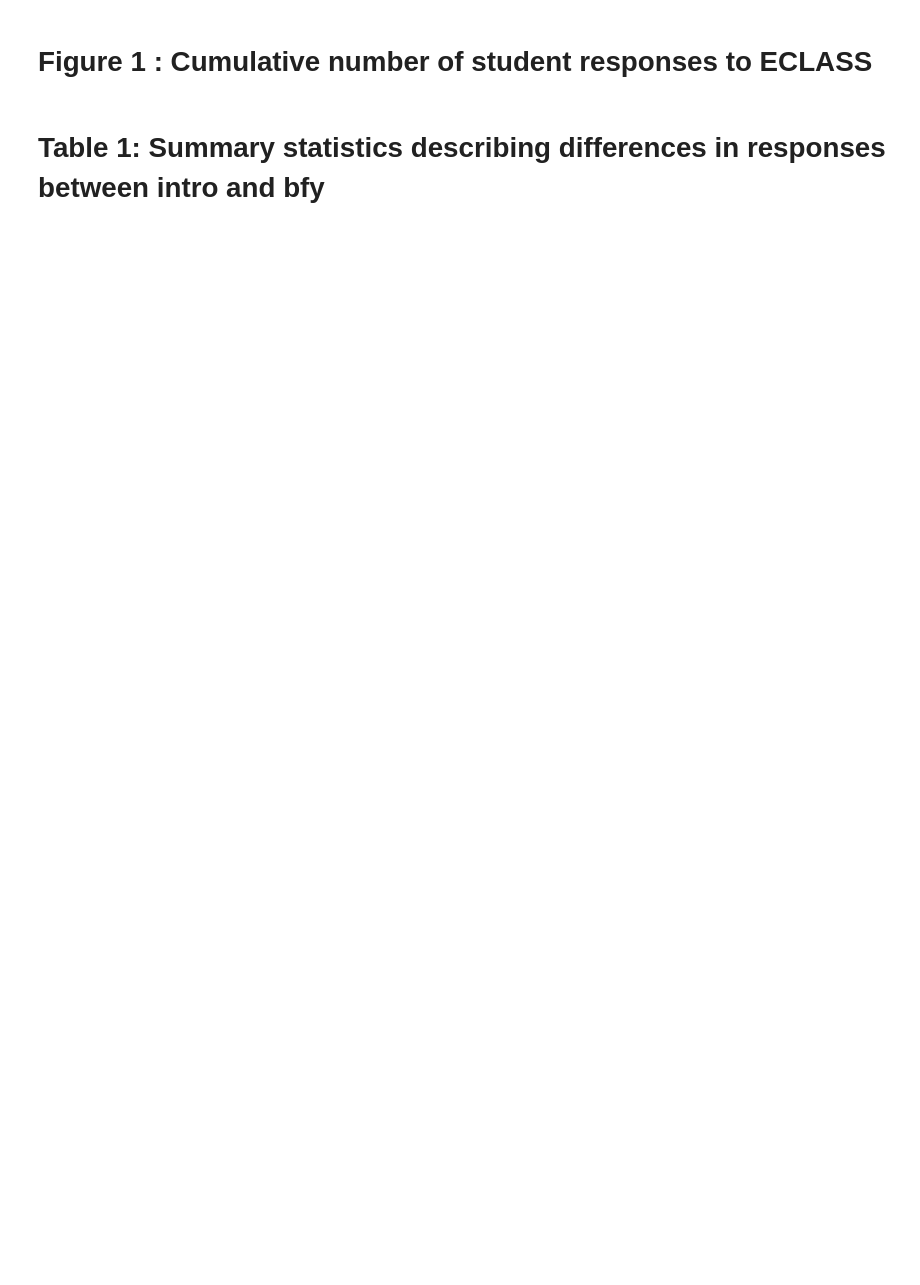
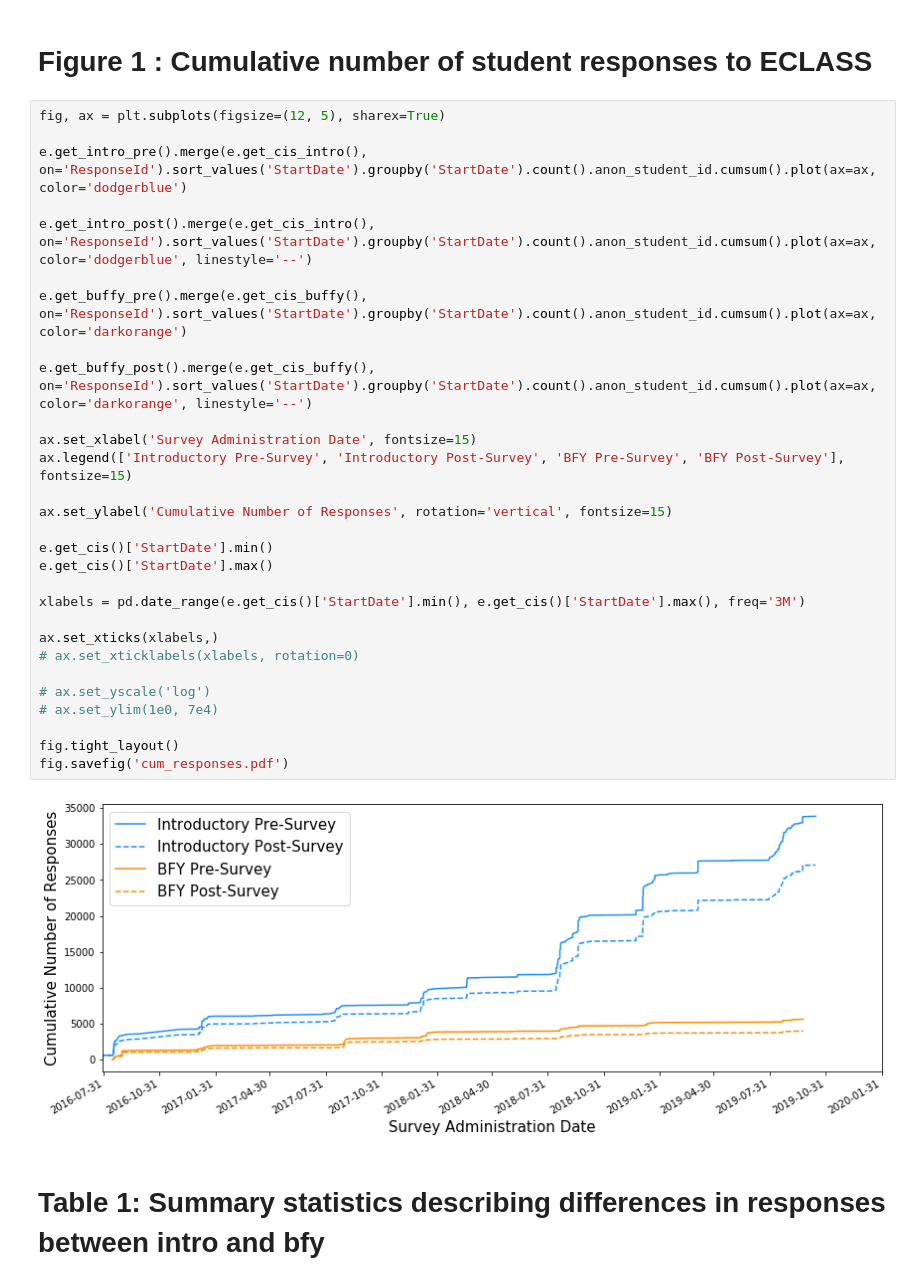
Before and after one commit to Lewandowski-Labs-PER/eclass-public, a Jupyter notebook: paper tables and plots.ipynb, the cells around one changed output. Cells and saved outputs as stored; diff of their text form; blank space fills up the shorter version.

```diff
--- a/paper tables and plots.ipynb
+++ b/paper tables and plots.ipynb
@@ -31,4 +24,35 @@ e.get_intro_pre(unique_students=True)
 # %% [markdown]
 # Figure 1 : Cumulative number of student responses to ECLASS
+# %%
+fig, ax = plt.subplots(figsize=(12, 5), sharex=True)
+
+e.get_intro_pre().merge(e.get_cis_intro(), on='ResponseId').sort_values('StartDate').groupby('StartDate').count().anon_student_id.cumsum().plot(ax=ax, color='dodgerblue')
+
+e.get_intro_post().merge(e.get_cis_intro(), on='ResponseId').sort_values('StartDate').groupby('StartDate').count().anon_student_id.cumsum().plot(ax=ax, color='dodgerblue', linestyle='--')
+
+e.get_buffy_pre().merge(e.get_cis_buffy(), on='ResponseId').sort_values('StartDate').groupby('StartDate').count().anon_student_id.cumsum().plot(ax=ax, color='darkorange')
+
+e.get_buffy_post().merge(e.get_cis_buffy(), on='ResponseId').sort_values('StartDate').groupby('StartDate').count().anon_student_id.cumsum().plot(ax=ax, color='darkorange', linestyle='--')
+
+ax.set_xlabel('Survey Administration Date', fontsize=15)
+ax.legend(['Introductory Pre-Survey', 'Introductory Post-Survey', 'BFY Pre-Survey', 'BFY Post-Survey'], fontsize=15)
+
+ax.set_ylabel('Cumulative Number of Responses', rotation='vertical', fontsize=15)
+
+e.get_cis()['StartDate'].min()
+e.get_cis()['StartDate'].max()
+
+xlabels = pd.date_range(e.get_cis()['StartDate'].min(), e.get_cis()['StartDate'].max(), freq='3M')
+
+ax.set_xticks(xlabels,)
+# ax.set_xticklabels(xlabels, rotation=0)
+
+# ax.set_yscale('log')
+# ax.set_ylim(1e0, 7e4)
+
+fig.tight_layout()
+fig.savefig('cum_responses.pdf')
+# %% [output]
+[figure, added]
 # %% [markdown]
 # Table 1: Summary statistics describing differences in responses between intro and bfy
```
Also changed, not shown: parts of 28 cells of this notebook, 2 other files.
